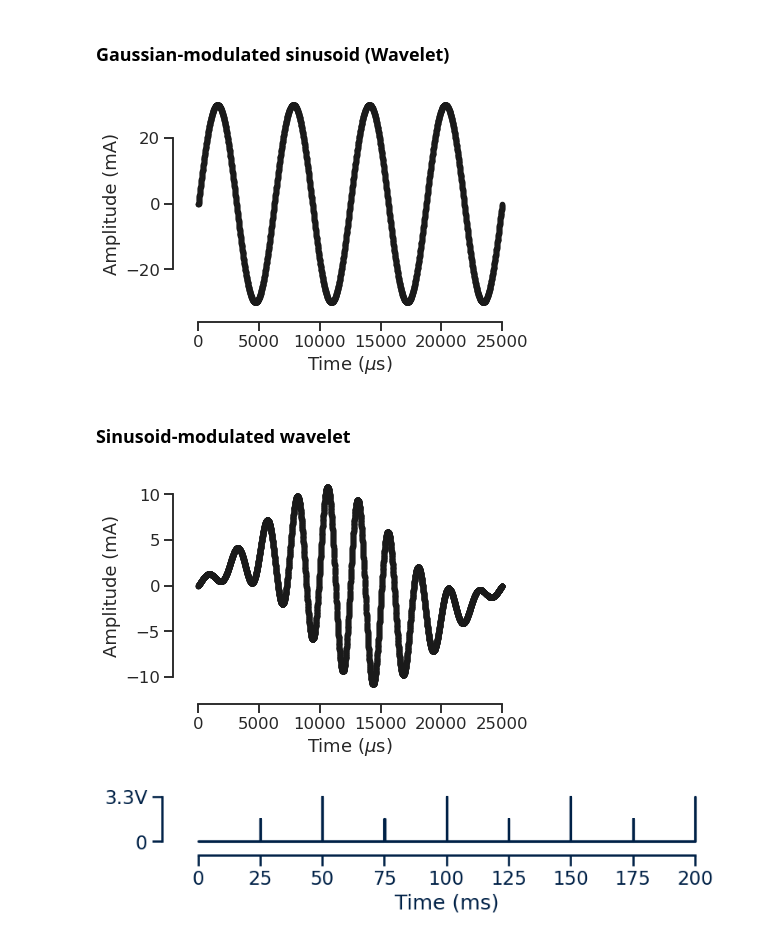
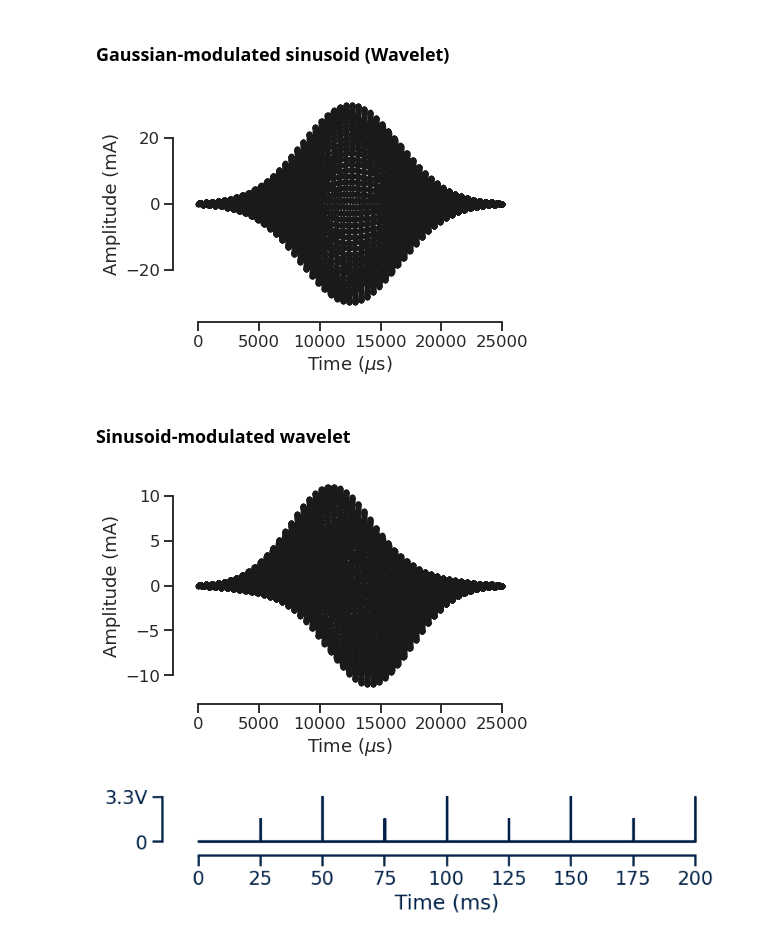
Before and after one commit to conorkeogh/wavewriter, a Jupyter notebook: nbs/04_examples.ipynb, the cells around one changed output. Cells and saved outputs as stored; diff of their text form; code cells hidden in the pictures.

Commit message:
Updated waveforms
Fixed wavelet and Abbott burst waveforms

```diff
--- a/nbs/04_examples.ipynb
+++ b/nbs/04_examples.ipynb
@@ -321,7 +321,7 @@ def generate_burst_abbott(
     v = np.concatenate((v, np.ones(int(pulsewidth/timestep), dtype=int)*amplitude))
 
     # Add recovery phase
-    t_ = np.linspace(0, 5000, num=int(5000/timestep))
+    t_ = np.linspace(0, interval_inter, num=int(interval_inter/timestep))
 
     # Get value to recover
     target = np.abs(np.sum(v))
@@ -330,20 +330,20 @@ def generate_burst_abbott(
     x0 = 0.001
     res = minimize(objective, x0,
                   method='nelder-mead',
-                  args=(t_, -amplitude*0.25, target)
+                  args=(t_, -amplitude*0.75, target)
                   )
 
     # Get optimal value
     k = res.x
 
     # Get exponential recovery
-    v_recovery = exponential_decay(t_, -amplitude*0.25, -res.x)
+    v_recovery = exponential_decay(t_, -amplitude*0.75, res.x)
 
     # Add to values
     v = np.concatenate((v, v_recovery))
 
     # Add interval before next burst
-    v = np.concatenate((v, np.zeros(int(interval_inter/10), dtype=int)))
+    #v = np.concatenate((v, np.zeros(int(interval_inter/5), dtype=int)))
 
     # Get time
     t = np.linspace(0, len(v)*timestep, num=len(v))
@@ -411,8 +411,8 @@ def generate_sine(
 # Generate sinusoidal stimulation
 v, t = generate_sine(
     50, # mA
-    10000, # Hz
-    200 # Cycles
+    2000, # Hz
+    20 # Cycles
 )
 
 plot_waveforms(t, v)
@@ -478,9 +478,9 @@ def generate_russian(
 # Generate Russian waveform
 v, t = generate_russian(
     40, # mA
-    5000, # Hz
+    2000, # Hz
     40, # Hz (modulating)
-    1000 # us
+    10000 # us
 )
 
 plot_waveforms(t, v)
@@ -522,33 +522,39 @@ def generate_wavelet(
     timestep = 5 # us
 
     # Get total length
-    period_wavelet = 1000000 / frequency_wavelet
-    num_samples = period_wavelet / timestep # 5us per sample
+    period_wavelet = 1 / frequency_wavelet
+    num_samples = int((1000000 / frequency_wavelet) / timestep) # 5us per sample
     t = np.linspace(0, period_wavelet, num=int(num_samples))
 
     # Get sinusoid over total duration
     v = np.sin(2 * np.pi * frequency_sine * t) * amplitude
 
     # Get Gaussian over total duration
-    midpoint = int(period_wavelet/2)
+    midpoint = period_wavelet/2
+    wavelet_sigma = wavelet_sigma / 1000000 # Convert to us
     wavelet = np.exp(-((t - midpoint)**2) / (2 * (wavelet_sigma**2)))
 
     # Modulate sinusoid with Gaussian
-    v = v #* wavelet
+    v = v * wavelet
+
+    # Convert time to microseconds
+    t = t * 1000000
 
     return v, t
 # %%
 # Generate wavelet waveform
 v, t = generate_wavelet(
     30, # mA
-    1000, # Hz
+    2000, # Hz
     40, # Hz (modulating)
-    5000 # Standard deviation
+    4000 # Standard deviation
 )
 
+# Duration between half max points -> same length as 10ms
+
 plot_waveforms(t, v)
 # %% [output]
-[figure, old version]
+[figure, new version]
 # %%
 # Send to device
 v_, t_ = convert_waveform(v, t)
@@ -608,14 +618,16 @@ def generate_wavelet_modulated(
 # Generate wavelet waveform
 v, t = generate_wavelet_modulated(
     10, # mA
-    10000, # Hz
+    2000, # Hz
     40, # Hz (modulating)
-    5000 # Standard deviation
+    4000 # Standard deviation
 )
 
+#
+
 plot_waveforms(t, v)
 # %% [output]
-[figure, old version]
+[figure, new version]
 # %%
 # Send to device
 v_, t_ = convert_waveform(v, t)
```
Also changed, not shown: parts of 5 cells of this notebook, 1 other file.
